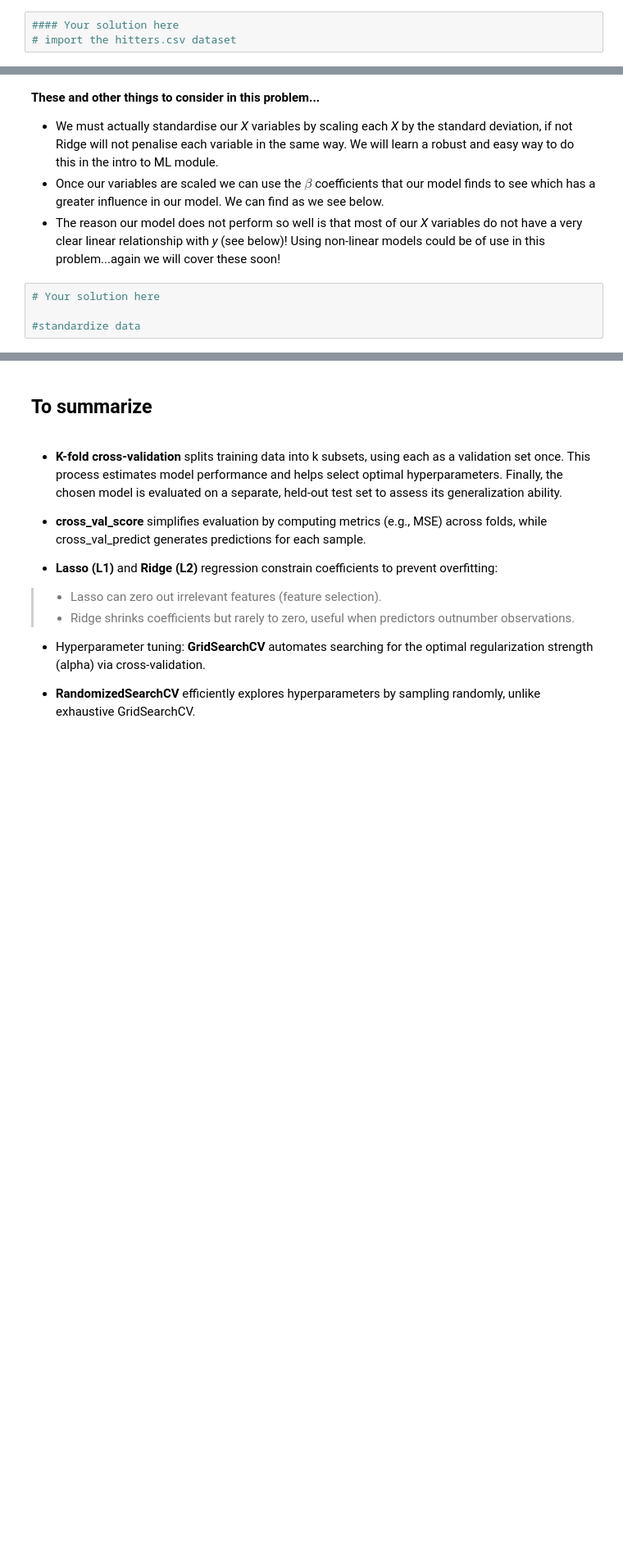
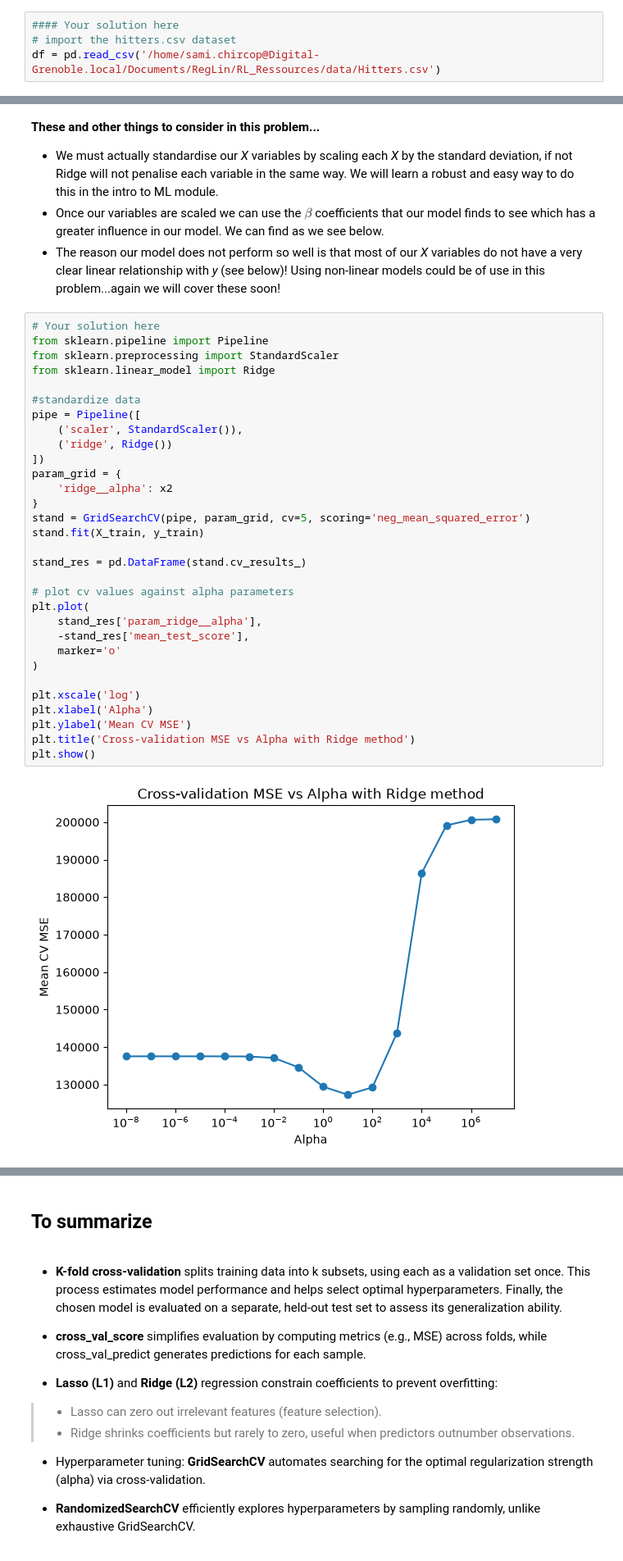
Before and after one commit to srcccninta/RegLin, a Jupyter notebook: RL_Ressources/Notebooks/03-CrossValidation_Regularisation.ipynb, the cells around one changed output, grey strips where cells are left out. Shown at 82% size. Drawn from its saved outputs; the diff is of its cells as text; blank space fills up the shorter version.

```diff
--- a/RL_Ressources/Notebooks/03-CrossValidation_Regularisation.ipynb
+++ b/RL_Ressources/Notebooks/03-CrossValidation_Regularisation.ipynb
@@ -506,3 +520,4 @@ HINT 2
 # %%
 #### Your solution here
 # import the hitters.csv dataset
+df = pd.read_csv('/home/sami.chircop@Digital-Grenoble.local/Documents/RegLin/RL_Ressources/data/Hitters.csv')
@@ -540,9 +736,38 @@ We can plot our cv values for each of our model flexibilities (alpha values)....
 * We must actually standardise our *X* variables by scaling each *X* by the standard deviation, if not Ridge will not penalise each variable in the same way. We will learn a robust and easy way to do this in the intro to ML module.
 * Once our variables are scaled we can use the $\beta$ coefficients that our model finds to see which has a greater influence in our model. We can find as we see below.
 * The reason our model does not perform so well is that most of our *X* variables do not have a very clear linear relationship with *y* (see below)! Using non-linear models could be of use in this problem...again we will cover these soon!
-# %%
-# Your solution here
-
-#standardize data
+# %%
+# Your solution here
+from sklearn.pipeline import Pipeline
+from sklearn.preprocessing import StandardScaler
+from sklearn.linear_model import Ridge
+
+#standardize data
+pipe = Pipeline([
+    ('scaler', StandardScaler()),
+    ('ridge', Ridge())
+])
+param_grid = {
+    'ridge__alpha': x2
+}
+stand = GridSearchCV(pipe, param_grid, cv=5, scoring='neg_mean_squared_error')
+stand.fit(X_train, y_train)
+
+stand_res = pd.DataFrame(stand.cv_results_)
+
+# plot cv values against alpha parameters
+plt.plot(
+    stand_res['param_ridge__alpha'],
+    -stand_res['mean_test_score'],
+    marker='o'
+)
+
+plt.xscale('log')
+plt.xlabel('Alpha')
+plt.ylabel('Mean CV MSE')
+plt.title('Cross-validation MSE vs Alpha with Ridge method')
+plt.show()
+# %% [output]
+[figure, added]
 # %%
 # run model and compare with results from non-standardized X
```
Also changed, not shown: parts of 28 cells of this notebook.
